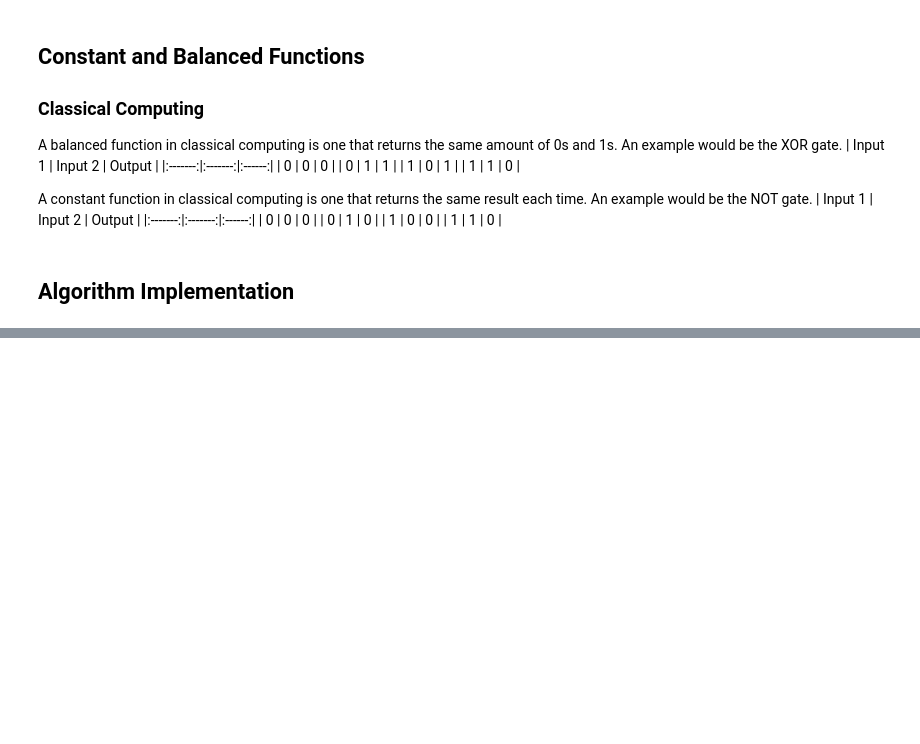
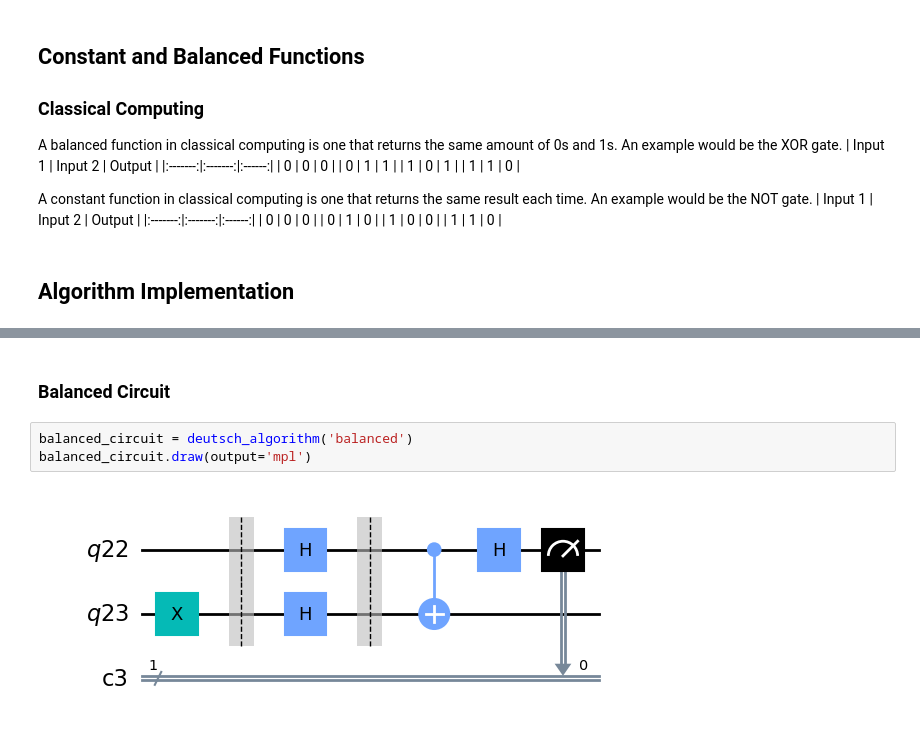
Before and after one commit to Adrian-Holk-Lebinski/Emerging-Technologies, a Jupyter notebook: project.ipynb, the cells around one changed output, grey strips where cells are left out. Cells and saved outputs as stored; diff of their text form; blank space fills up the shorter version.

```diff
--- a/project.ipynb
+++ b/project.ipynb
@@ -180,0 +171,7 @@ For the Balanced Oracle, you should see a histogram with bars at both 0 and 1, e
+# %% [markdown]
+### Balanced Circuit
+# %%
+balanced_circuit = deutsch_algorithm('balanced')
+balanced_circuit.draw(output='mpl')
+# %% [output]
+[figure, added]
```
Also changed, not shown: parts of 11 cells of this notebook.
